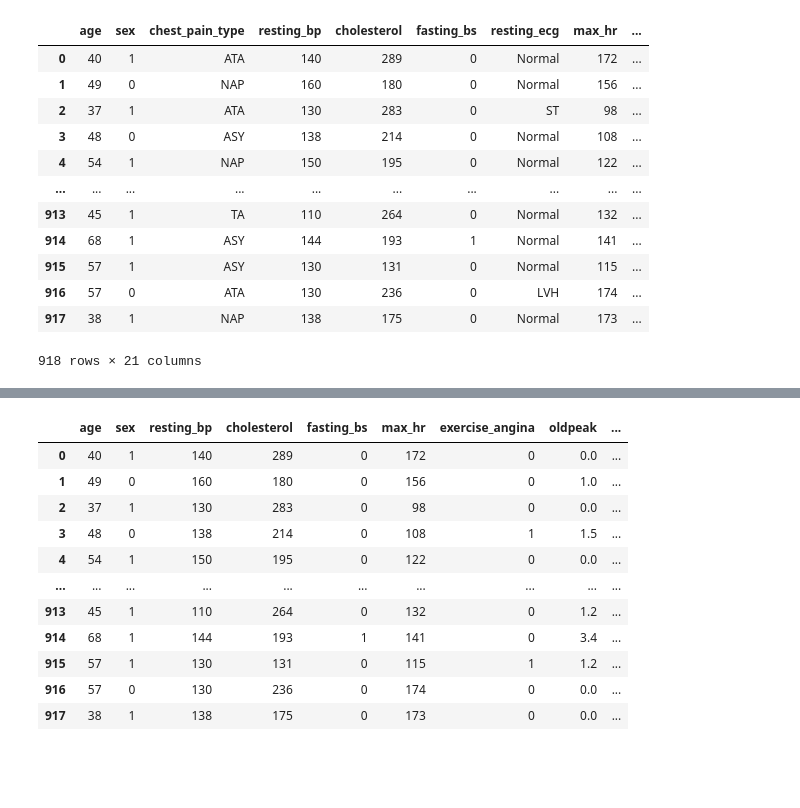
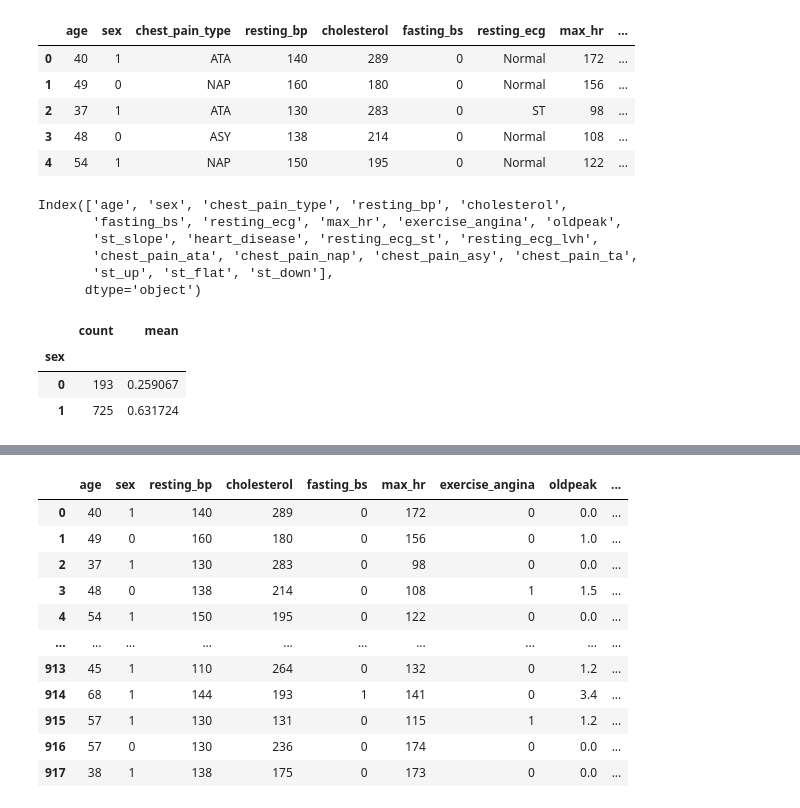
Before and after one commit to Elias-YJ/BDA_project, a Jupyter notebook: test.ipynb, the cells around one changed output, grey strips where cells are left out. Drawn from its saved outputs; the diff is of its cells as text; code cells hidden in the pictures; blank space fills up the shorter version.

```diff
--- a/test.ipynb
+++ b/test.ipynb
@@ -7,19 +7,28 @@ import matplotlib.pyplot as plt
 from modelling.util.data_loader import load_data
 # %%
 df = load_data()
+# %%
+df.iloc[:, :12].head()
+# %% [output]
+|  | age | sex | chest_pain_type | resting_bp | cholesterol | fasting_bs | resting_ecg | max_hr | ... |
+| 0 | 40 | 1 | ATA | 140 | 289 | 0 | Normal | 172 | ... |
+| 1 | 49 | 0 | NAP | 160 | 180 | 0 | Normal | 156 | ... |
+| 2 | 37 | 1 | ATA | 130 | 283 | 0 | ST | 98 | ... |
+| 3 | 48 | 0 | ASY | 138 | 214 | 0 | Normal | 108 | ... |
+| 4 | 54 | 1 | NAP | 150 | 195 | 0 | Normal | 122 | ... |
 # %%
-df
+df.columns
 # %% [output]
-|  | age | sex | chest_pain_type | resting_bp | cholesterol | fasting_bs | resting_ecg | max_hr | ... |
-| 0 | 40 | 1 | ATA | 140 | 289 | 0 | Normal | 172 | ... |
-| 1 | 49 | 0 | NAP | 160 | 180 | 0 | Normal | 156 | ... |
-| 2 | 37 | 1 | ATA | 130 | 283 | 0 | ST | 98 | ... |
-| 3 | 48 | 0 | ASY | 138 | 214 | 0 | Normal | 108 | ... |
-| 4 | 54 | 1 | NAP | 150 | 195 | 0 | Normal | 122 | ... |
-| ... | ... | ... | ... | ... | ... | ... | ... | ... | ... |
-| 913 | 45 | 1 | TA | 110 | 264 | 0 | Normal | 132 | ... |
-| 914 | 68 | 1 | ASY | 144 | 193 | 1 | Normal | 141 | ... |
-| 915 | 57 | 1 | ASY | 130 | 131 | 0 | Normal | 115 | ... |
-| 916 | 57 | 0 | ATA | 130 | 236 | 0 | LVH | 174 | ... |
-| 917 | 38 | 1 | NAP | 138 | 175 | 0 | Normal | 173 | ... |
-918 rows × 21 columns
+Index(['age', 'sex', 'chest_pain_type', 'resting_bp', 'cholesterol',
+       'fasting_bs', 'resting_ecg', 'max_hr', 'exercise_angina', 'oldpeak',
+       'st_slope', 'heart_disease', 'resting_ecg_st', 'resting_ecg_lvh',
+       'chest_pain_ata', 'chest_pain_nap', 'chest_pain_asy', 'chest_pain_ta',
+       'st_up', 'st_flat', 'st_down'],
+      dtype='object')
+# %%
+df.groupby('sex').heart_disease.agg(['count', 'mean'])
+# %% [output]
+|  | count | mean |
+| sex |  |  |
+| 0 | 193 | 0.259067 |
+| 1 | 725 | 0.631724 |
```
Also changed, not shown: parts of 8 cells of this notebook, 1 other file.
